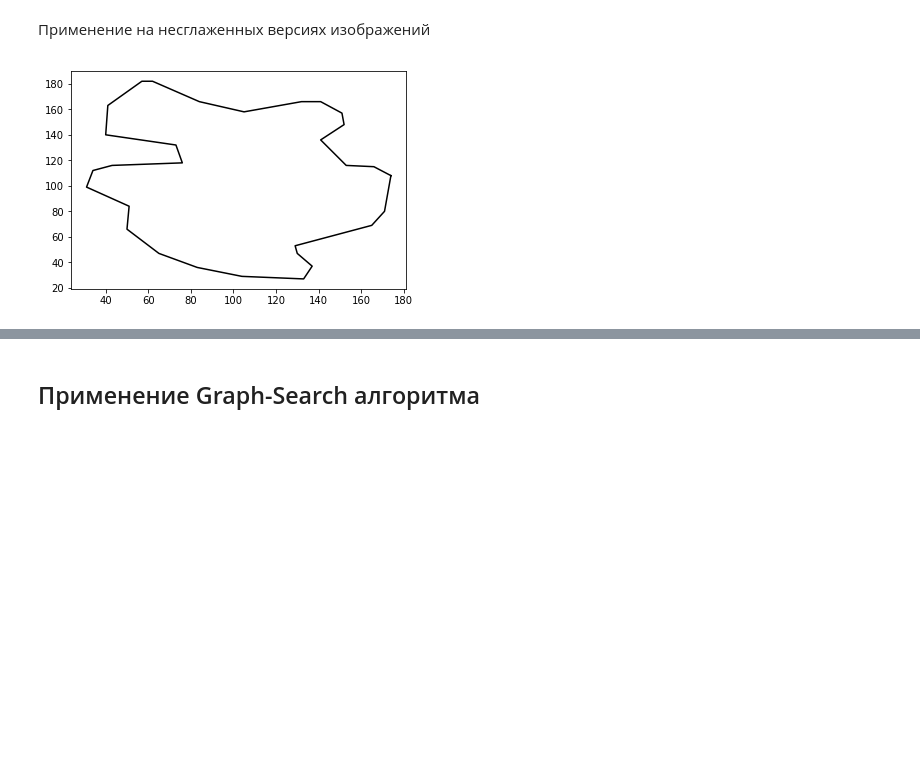
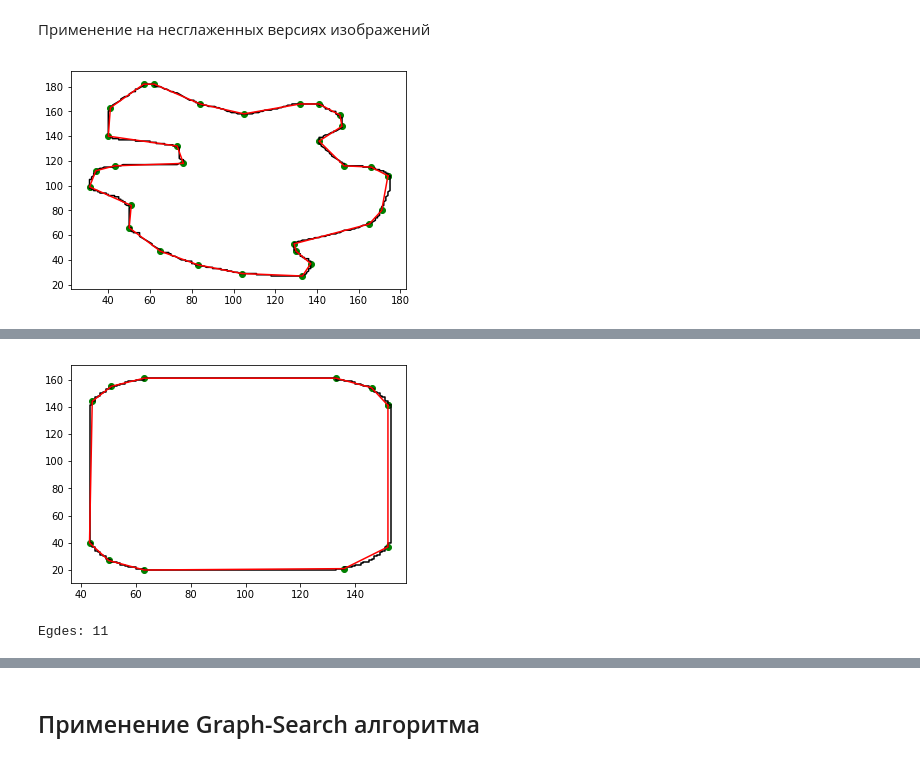
Before and after one commit to granilace/Polygonal-approximation, a Jupyter notebook: Main notebook.ipynb, the cells around one changed output, grey strips where cells are left out. Cells and saved outputs as stored; diff of their text form; code cells hidden in the pictures; blank space fills up the shorter version.

```diff
--- a/Main notebook.ipynb
+++ b/Main notebook.ipynb
@@ -151,10 +113,13 @@ Wall time: 210 ms
 # %% [markdown]
 Применение на несглаженных версиях изображений
 # %%
-%%time
 DP_opt_first_hard_test = DP_approx_optimized(first_in_vec, 30)
-plot_curve(DP_opt_first_hard_test)
+plot_curve(first_in_vec, DP_opt_first_hard_test)
 print "Egdes:", len(DP_opt_first_hard_test) - 1
+
+DP_opt_second_hard_test = DP_approx_optimized(second_in_vec, 11)
+plot_curve(second_in_vec, DP_opt_second_hard_test)
+print "Egdes:", len(DP_opt_second_hard_test) - 1
 # %% [output]
-[figure, old version]
+[figure, new version]
 Egdes: 30
@@ -162,0 +126,2 @@ Wall time: 1min 55s
+[figure, added]
+Egdes: 11
```
Also changed, not shown: parts of 60 cells of this notebook, 1 other file.
